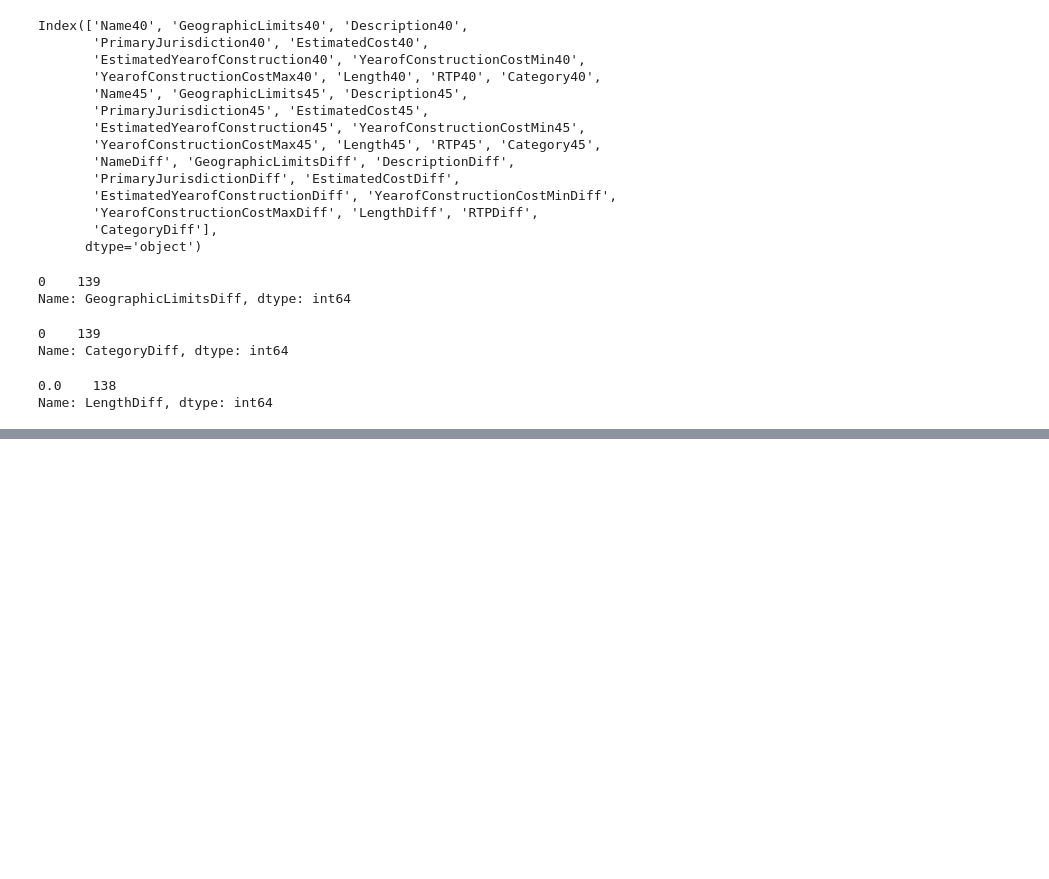
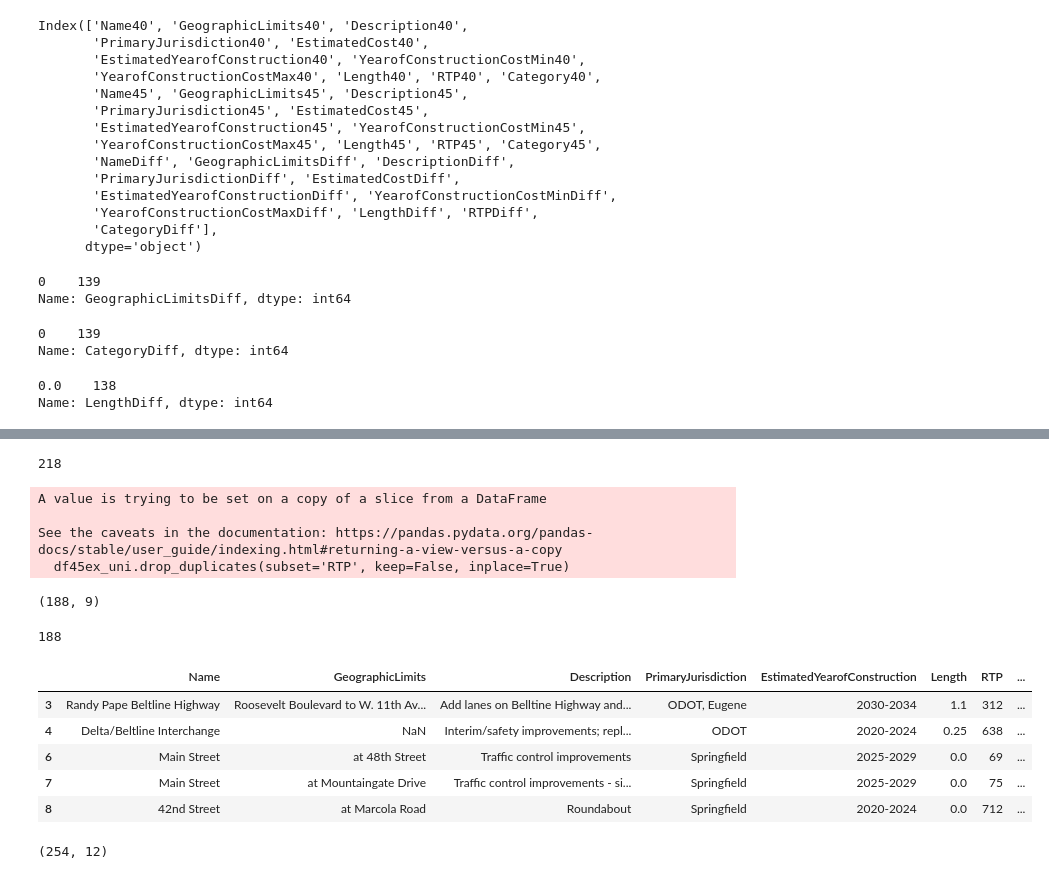
Before and after one commit to dongmeic/RTP, a Jupyter notebook: projlist/4.revise_RTP_data.ipynb, the cells around one changed output, grey strips where cells are left out. Drawn from its saved outputs; the diff is of its cells as text; code cells hidden in the pictures; blank space fills up the shorter version.

```diff
--- a/projlist/4.revise_RTP_data.ipynb
+++ b/projlist/4.revise_RTP_data.ipynb
@@ -114,0 +122,2 @@ data.shape
+# %%
+df45ex = RTP.modifyRTP(RTP.combineTables(year=2045, excludeTransit = True))
@@ -114,0 +248,34 @@ data.shape
+# %%
+len(df45ex.RTP.unique())
+# %% [output]
+218
+# %%
+df45ex_uni = df45ex[df45ex.columns.drop(["EstimatedCost", "YearofConstructionCostMin", "YearofConstructionCostMax"])]
+# %%
+df45ex_uni.drop_duplicates(subset='RTP', keep=False, inplace=True)
+# %% [output]
+A value is trying to be set on a copy of a slice from a DataFrame
+
+See the caveats in the documentation: https://pandas.pydata.org/pandas-docs/stable/user_guide/indexing.html#returning-a-view-versus-a-copy
+  df45ex_uni.drop_duplicates(subset='RTP', keep=False, inplace=True)
+# %%
+df45ex_uni.shape
+# %% [output]
+(188, 9)
+# %%
+len(df45ex_uni.RTP.unique())
+# %% [output]
+188
+# %%
+df45ex_uni.head()
+# %% [output]
+|  | Name | GeographicLimits | Description | PrimaryJurisdiction | EstimatedYearofConstruction | Length | RTP | ... |
+| 3 | Randy Pape Beltline Highway | Roosevelt Boulevard to W. 11th Av... | Add lanes on Belltine Highway and... | ODOT, Eugene | 2030-2034 | 1.1 | 312 | ... |
+| 4 | Delta/Beltline Interchange | NaN | Interim/safety improvements; repl... | ODOT | 2020-2024 | 0.25 | 638 | ... |
+| 6 | Main Street | at 48th Street | Traffic control improvements | Springfield | 2025-2029 | 0.0 | 69 | ... |
+| 7 | Main Street | at Mountaingate Drive | Traffic control improvements - si... | Springfield | 2025-2029 | 0.0 | 75 | ... |
+| 8 | 42nd Street | at Marcola Road | Roundabout | Springfield | 2020-2024 | 0.0 | 712 | ... |
+# %%
+df45ex.shape
+# %% [output]
+(254, 12)
```
Also changed, not shown: parts of 23 cells of this notebook, 4 other files.
